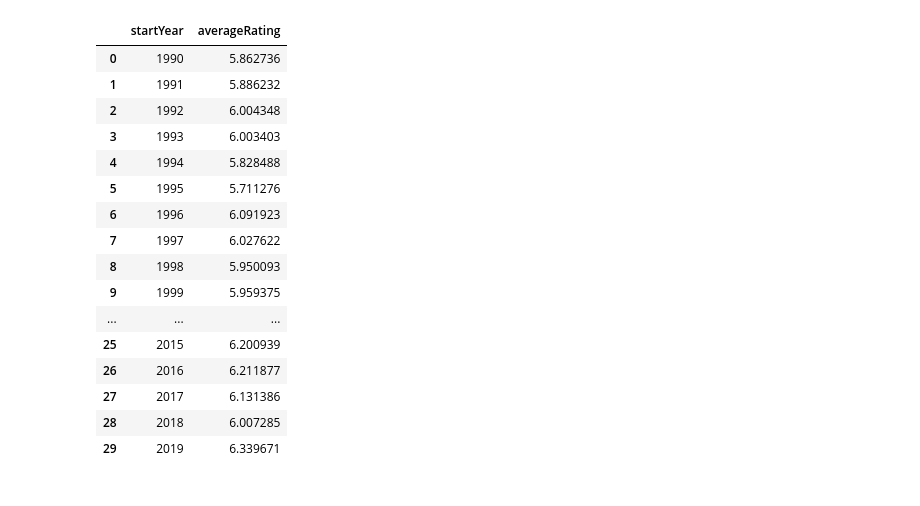
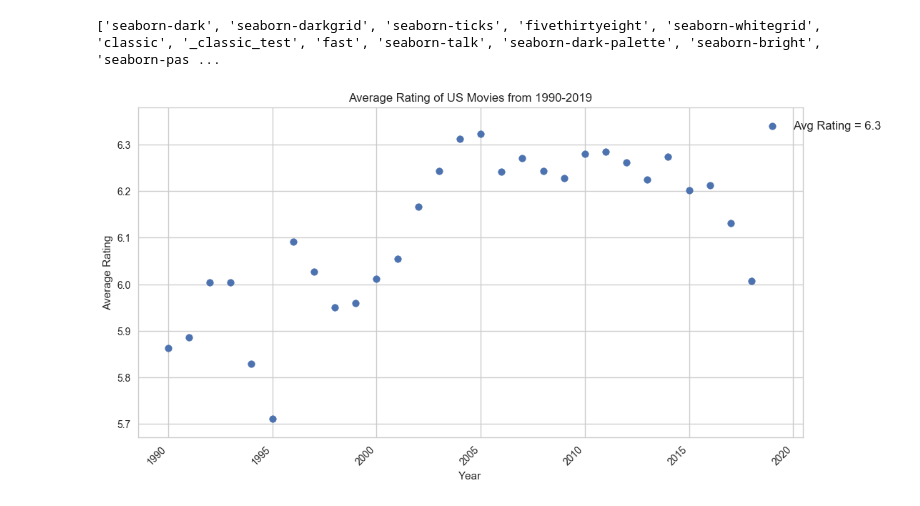
Before and after one commit to chrispfchung/moviecomparison, a Jupyter notebook: EDA IMDB.ipynb, the cells around one changed output. Saved outputs shown, nothing was run; the diff lists cells and outputs as text; code cells hidden in the pictures.

Commit message:
rendered global ratings 1990-2019 with matplotlib

```diff
--- a/EDA IMDB.ipynb
+++ b/EDA IMDB.ipynb
@@ -22,24 +27,29 @@ results.head()
 | 30878 | The Other Side of the Wind | 2018 | Drama | 6.9 | 4589 | 122 | movie | US | ... |
 | 36244 | Me and the Kid | 1993 | Comedy,Crime,Drama | 5.3 | 211 | 94 | movie | US | ... |
 | 36467 | Vincent and Me | 1990 | Drama,Family,Fantasy | 6.5 | 278 | 100 | movie | US | ... |
-# %%
-# I want the average rating of comedy movies every year over the last 3 decades
-results.groupby('startYear', as_index=False)['averageRating'].mean() #as_index=True to output Series
-# %% [output]
-|  | startYear | averageRating |
-| 0 | 1990 | 5.862736 |
-| 1 | 1991 | 5.886232 |
-| 2 | 1992 | 6.004348 |
-| 3 | 1993 | 6.003403 |
-| 4 | 1994 | 5.828488 |
-| 5 | 1995 | 5.711276 |
-| 6 | 1996 | 6.091923 |
-| 7 | 1997 | 6.027622 |
-| 8 | 1998 | 5.950093 |
-| 9 | 1999 | 5.959375 |
-| ... | ... | ... |
-| 25 | 2015 | 6.200939 |
-| 26 | 2016 | 6.211877 |
-| 27 | 2017 | 6.131386 |
-| 28 | 2018 | 6.007285 |
-| 29 | 2019 | 6.339671 |
+# %%
+# Combined average rating of every move at every year
+allyears_ratings = results.groupby('startYear', as_index=False)['averageRating'].mean() #as_index=True to output Series
+
+# Choose style
+print(plt.style.available)
+plt.style.use('seaborn-whitegrid')
+
+# Create fig,ax object and set scaffold
+fig, ax = plt.subplots(figsize=(12,6))
+ax.set(title='Average Rating of US Movies from 1990-2019', xlabel = 'Year', ylabel = 'Average Rating')
+
+# Format labels
+labels = ax.get_xticklabels()
+plt.setp(labels, horizontalalignment = 'right', rotation=45,)
+
+# annotate graph to label 'new companies'
+thisyear_ratings = allyears_ratings[allyears_ratings['startYear']==2019]['averageRating']
+# add average rating next to 2019 point,
+ax.text(2020, thisyear_ratings, 'Avg Rating = %s'%(np.round(thisyear_ratings[29], 1)), fontsize=12, verticalalignment='center') #29 yrs since 1990
+
+# Plot Graph
+ax.scatter(allyears_ratings['startYear'], allyears_ratings['averageRating']);
+# %% [output]
+['seaborn-dark', 'seaborn-darkgrid', 'seaborn-ticks', 'fivethirtyeight', 'seaborn-whitegrid', 'classic', '_classic_test', 'fast', 'seaborn-talk', 'seaborn-dark-palette', 'seaborn-bright', 'seaborn-pas ...
+[figure, added]
```
Also changed, not shown: parts of 2 cells of this notebook.
